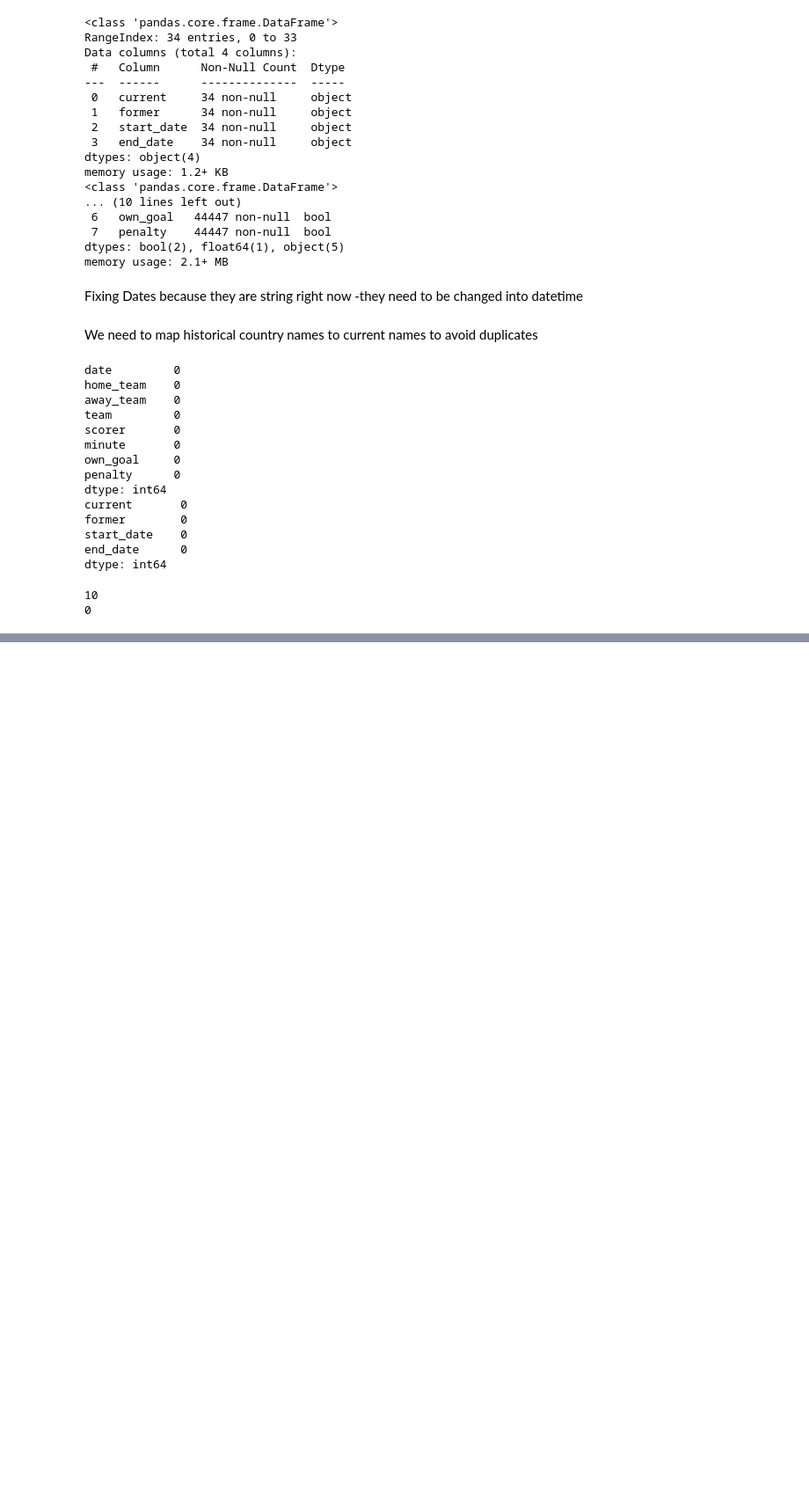
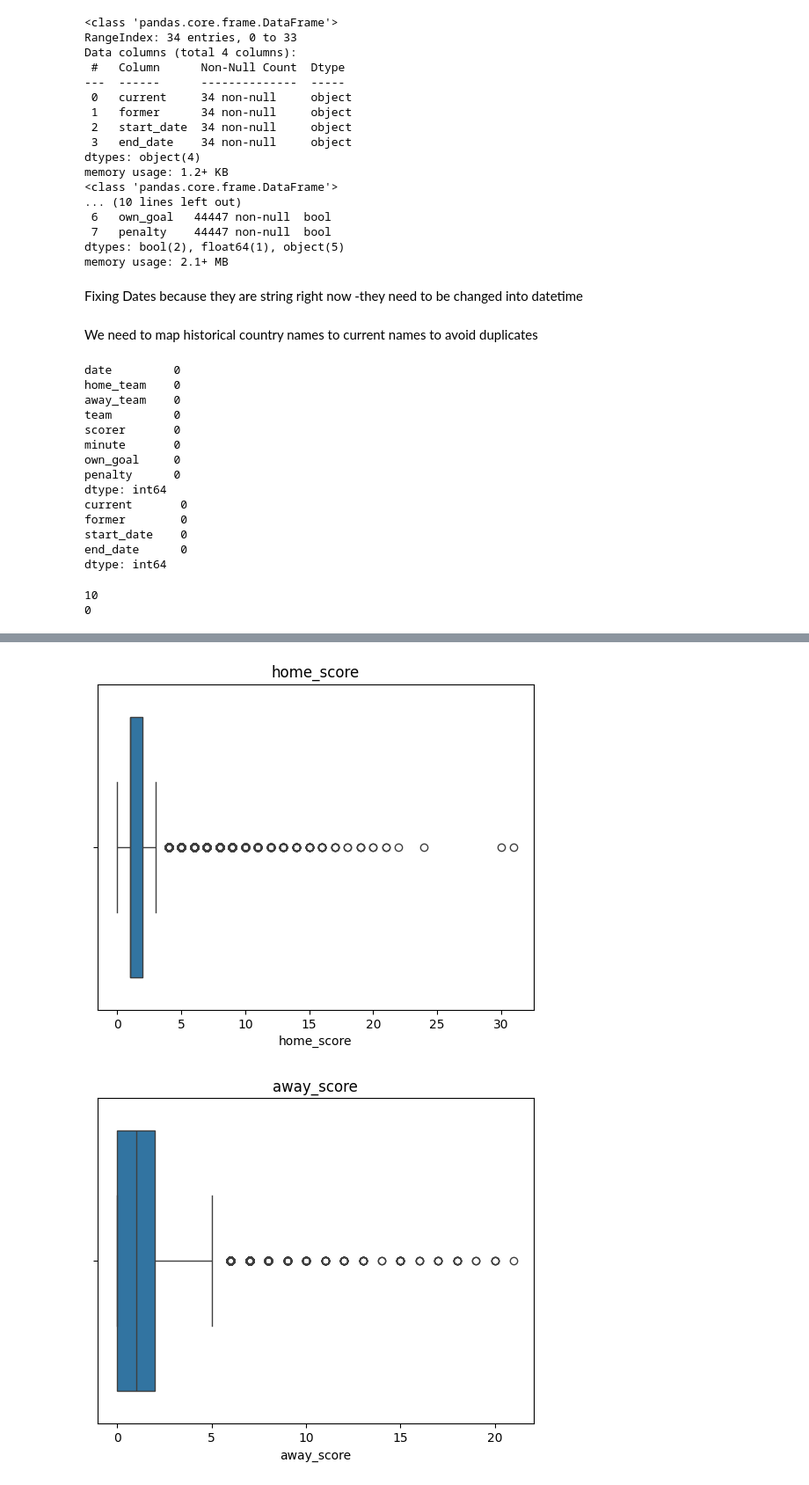
Before and after one commit to Snehit7/World_Cup_Analysis, a Jupyter notebook: World_Cup_Predication.ipynb, the cells around one changed output, grey strips where cells are left out. Shown at 88% size. Saved outputs shown, nothing was run; the diff lists cells and outputs as text; code cells hidden in the pictures; blank space fills up the shorter version.

```diff
--- a/World_Cup_Predication.ipynb
+++ b/World_Cup_Predication.ipynb
@@ -273,0 +307,11 @@ goal_scorers = goal_scorers.drop_duplicates()
+# %%
+for col in results_num_cols:
+    sns.boxplot(
+        data=results,
+        x=col
+    )
+    plt.title(col)
+    plt.show()
+# %% [output]
+[figure, added]
+[figure, added]
```
Also changed, not shown: parts of 13 cells of this notebook.
